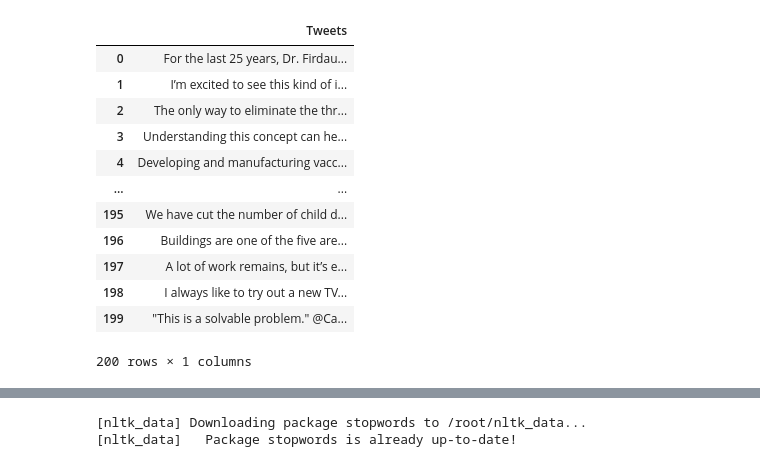
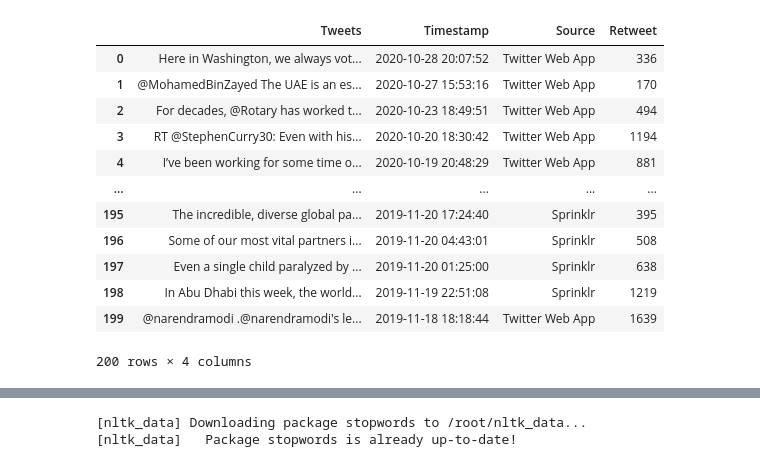
Before and after one commit to yashpatel1310/Twitter-Sentiment-Analysis, a Jupyter notebook: Twitter_Sentiment_Analysis.ipynb, the cells around one changed output, grey strips where cells are left out. Saved outputs shown, nothing was run; the diff lists cells and outputs as text; code cells hidden in the pictures.

```diff
--- a/Twitter_Sentiment_Analysis.ipynb
+++ b/Twitter_Sentiment_Analysis.ipynb
@@ -33,8 +34,10 @@ authenticate.set_access_token(accessToken,accessTokenSecret)
 #create api object by passing authentication object
 api = tweepy.API(authenticate,wait_on_rate_limit=True)
 # %%
+#@title Search Twitter For
+username = "BillGates" #@param {type:"string"}
 #fetch 200 latest tweets from a twitter user
-posts = api.user_timeline(screen_name="BillGates", count=200, lang="en", tweet_mode="extended")
+posts = api.user_timeline(screen_name=username, count=200, lang="en", tweet_mode="extended")
 
 # print 5 recent tweets
 i=1
@@ -54,18 +76,22 @@ for tweet in posts[0:5]:
 # %%
-#create dataframe with Tweets column
-data = pd.DataFrame( [tweet.full_text for tweet in posts], columns=['Tweets'])
+#create dataframe with Tweets, Timestamp, Source and Retweet columns
+data = pd.DataFrame()
+data['Tweets']=[tweet.full_text for tweet in posts]
+data['Timestamp']=[tweet.created_at for tweet in posts]
+data['Source']=[tweet.source for tweet in posts]
+data['Retweet']=[tweet.retweet_count for tweet in posts]
 data
 # %% [output]
-|  | Tweets |
-| 0 | For the last 25 years, Dr. Firdau... |
-| 1 | I’m excited to see this kind of i... |
-| 2 | The only way to eliminate the thr... |
-| 3 | Understanding this concept can he... |
-| 4 | Developing and manufacturing vacc... |
-| ... | ... |
-| 195 | We have cut the number of child d... |
-| 196 | Buildings are one of the five are... |
-| 197 | A lot of work remains, but it’s e... |
-| 198 | I always like to try out a new TV... |
-| 199 | "This is a solvable problem." @Ca... |
+|  | Tweets | Timestamp | Source | Retweet |
+| 0 | Here in Washington, we always vot... | 2020-10-28 20:07:52 | Twitter Web App | 336 |
+| 1 | @MohamedBinZayed The UAE is an es... | 2020-10-27 15:53:16 | Twitter Web App | 170 |
+| 2 | For decades, @Rotary has worked t... | 2020-10-23 18:49:51 | Twitter Web App | 494 |
+| 3 | RT @StephenCurry30: Even with his... | 2020-10-20 18:30:42 | Twitter Web App | 1194 |
+| 4 | I’ve been working for some time o... | 2020-10-19 20:48:29 | Twitter Web App | 881 |
+| ... | ... | ... | ... | ... |
+| 195 | The incredible, diverse global pa... | 2019-11-20 17:24:40 | Sprinklr | 395 |
+| 196 | Some of our most vital partners i... | 2019-11-20 04:43:01 | Sprinklr | 508 |
+| 197 | Even a single child paralyzed by ... | 2019-11-20 01:25:00 | Sprinklr | 638 |
+| 198 | In Abu Dhabi this week, the world... | 2019-11-19 22:51:08 | Sprinklr | 1219 |
+| 199 | @narendramodi .@narendramodi's le... | 2019-11-18 18:18:44 | Twitter Web App | 1639 |
-200 rows × 1 columns
+200 rows × 4 columns
```
Also changed, not shown: parts of 19 cells of this notebook.
